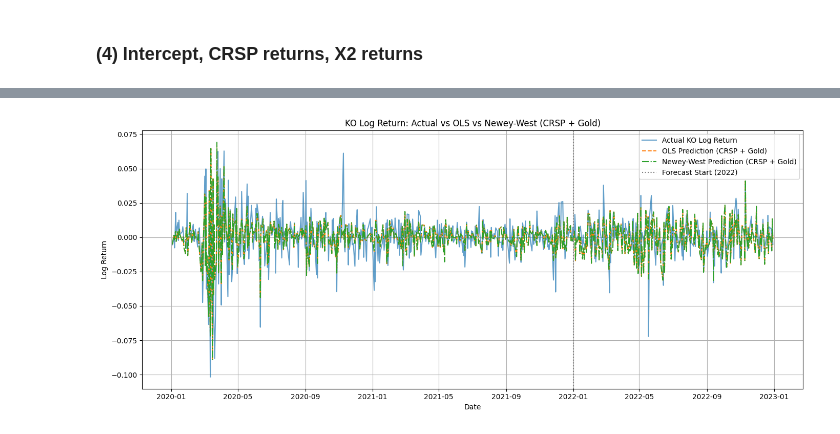
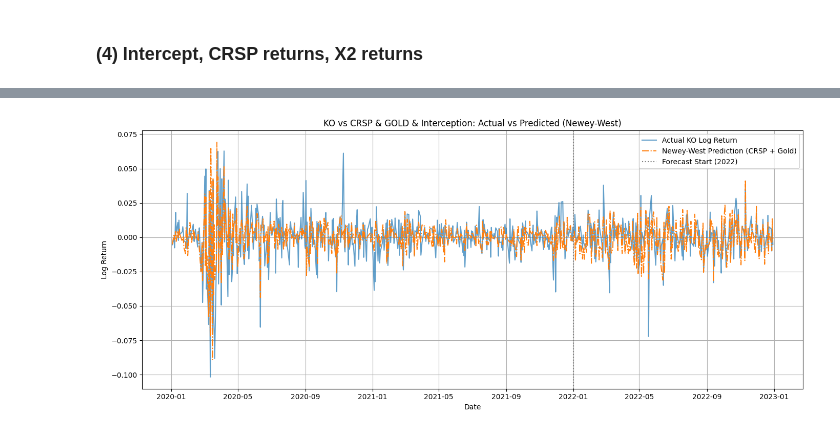
Before and after one commit to CYXNBNBNB/AD685-Quantitative-Methods-for-Finance, a Jupyter notebook: AD685 OLS Regression HAC.ipynb, the cells around one changed output, grey strips where cells are left out. Drawn from its saved outputs; the diff is of its cells as text; code cells hidden in the pictures.

```diff
--- a/AD685 OLS Regression HAC.ipynb
+++ b/AD685 OLS Regression HAC.ipynb
@@ -903,23 +912,24 @@ Notes:
 # %%
 y4_pred_train_nw = s4.predict(X4c)
 y4_pred_test_nw  = s4.predict(X4c_test)
 
 pred_nw_4 = pd.Series(index=KO.loc["2020":"2022"].index, dtype="float64")
 pred_nw_4.loc[train4.index] = y4_pred_train_nw
 pred_nw_4.loc[test4.index]  = y4_pred_test_nw
 
 # --- 图：OLS vs Newey-West --------------------------------------------
 plt.figure(figsize=(14, 6))
 plt.plot(actual.index, actual, label="Actual KO Log Return", alpha=0.7)
-plt.plot(pred_ols_4.index, pred_ols_4, label="OLS Prediction (CRSP + Gold)", linestyle="--")
+#plt.plot(pred_ols_4.index, pred_ols_4, label="OLS Prediction (CRSP + Gold)", linestyle="--")
 plt.plot(pred_nw_4.index, pred_nw_4, label="Newey-West Prediction (CRSP + Gold)", linestyle="-.")
 plt.axvline(pd.Timestamp("2022-01-01"), color='gray', linestyle=':', label="Forecast Start (2022)")
-plt.title("KO Log Return: Actual vs OLS vs Newey-West (CRSP + Gold)")
+plt.title("KO vs CRSP & GOLD & Interception: Actual vs Predicted (Newey-West)")
 plt.xlabel("Date")
 plt.ylabel("Log Return")
 plt.legend()
 plt.grid(True)
 plt.tight_layout()
+plt.savefig("output/KO_CRSP&X2(NW).png", dpi=300, bbox_inches='tight')
 plt.show()
 # %% [output]
-[figure, old version]
+[figure, new version]
```
Also changed, not shown: parts of 19 cells of this notebook, 10 other files.
